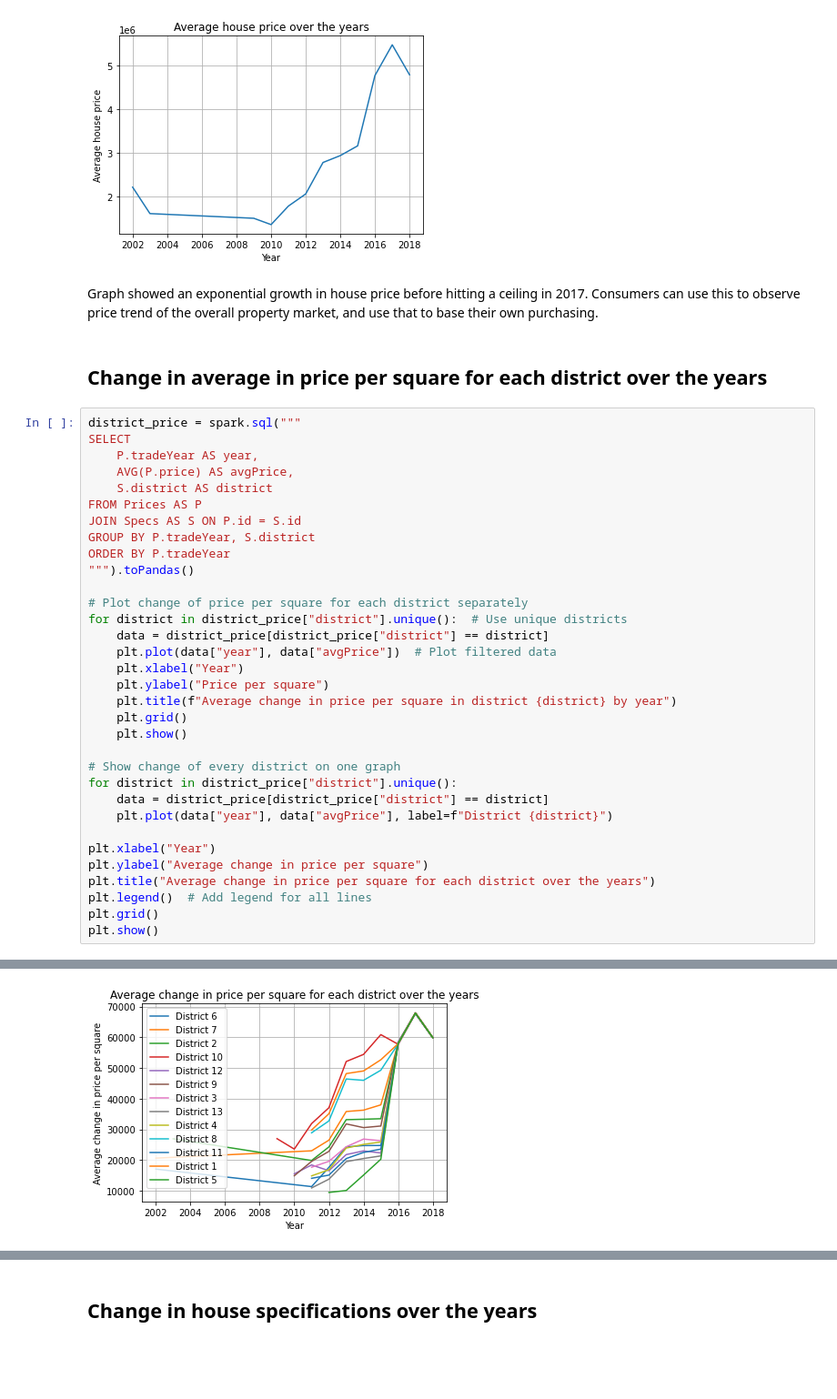
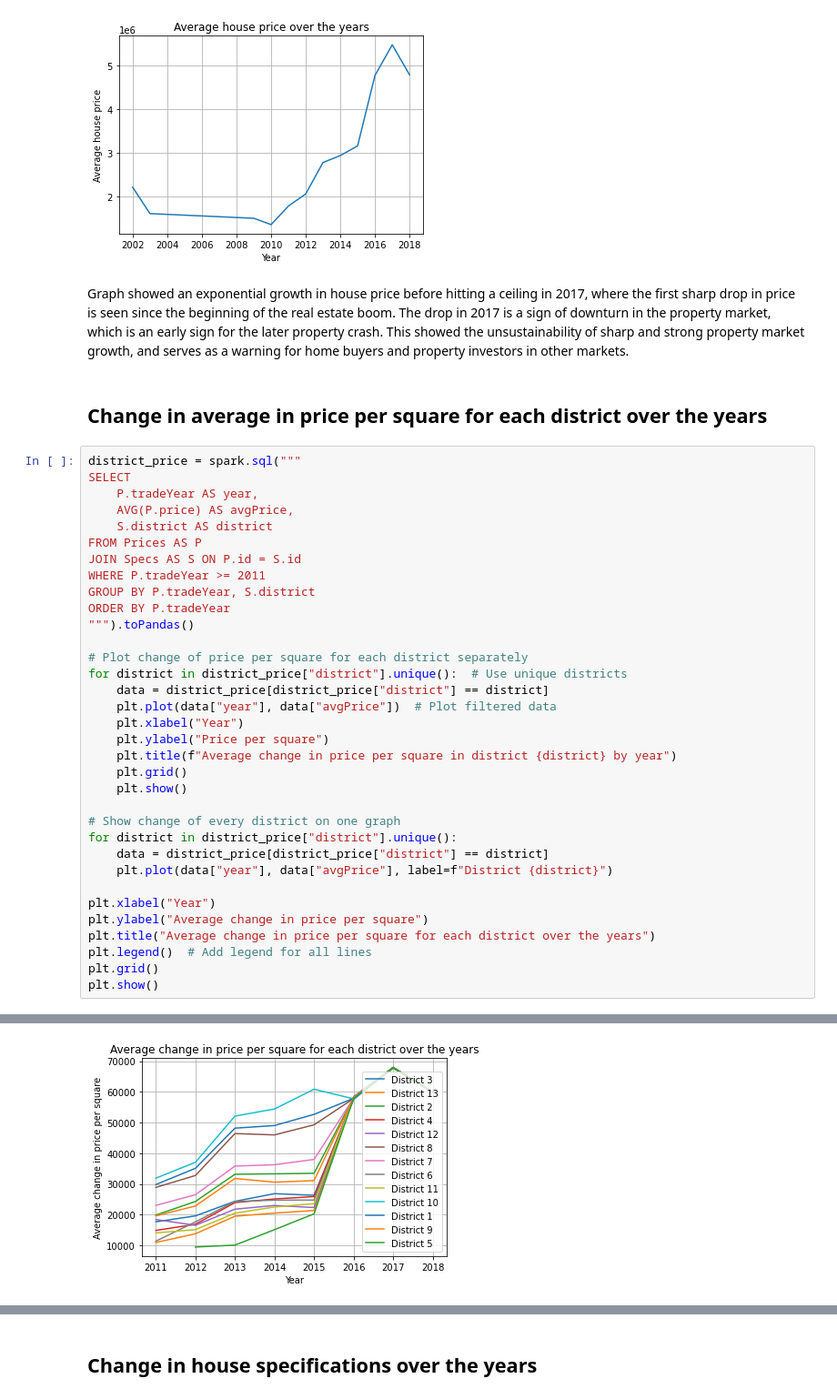
Before and after one commit to BillyBooglyBob/code, a Jupyter notebook: data/project.ipynb, the cells around one changed output, grey strips where cells are left out. Shown at 91% size. Saved outputs shown, nothing was run; the diff lists cells and outputs as text; blank space fills up the shorter version.

```diff
--- a/data/project.ipynb
+++ b/data/project.ipynb
@@ -106,8 +102,8 @@ plt.grid()
 plt.show()
 # %% [output]
 [figure]
-# %% [markdown]
-Graph showed an exponential growth in house price before hitting a ceiling in 2017. Consumers can use this to observe price trend of the overall property market, and use that to base their own purchasing.
+# %% [markdown]
+Graph showed an exponential growth in house price before hitting a ceiling in 2017, where the first sharp drop in price is seen since the beginning of the real estate boom. The drop in 2017 is a sign of downturn in the property market, which is an early sign for the later property crash. This showed the unsustainability of sharp and strong property market growth, and serves as a warning for home buyers and property investors in other markets.
 # %% [markdown]
 ## Change in average in price per square for each district over the years
 # %%
@@ -118,6 +114,7 @@ SELECT
     S.district AS district
 FROM Prices AS P
 JOIN Specs AS S ON P.id = S.id
+WHERE P.tradeYear >= 2011
 GROUP BY P.tradeYear, S.district
 ORDER BY P.tradeYear
 """).toPandas()
@@ -159,3 +156,3 @@ plt.show()
 [figure]
-[figure, old version]
+[figure, new version]
 # %% [markdown]
```
Also changed, not shown: parts of 9 cells of this notebook, 2 other files.
